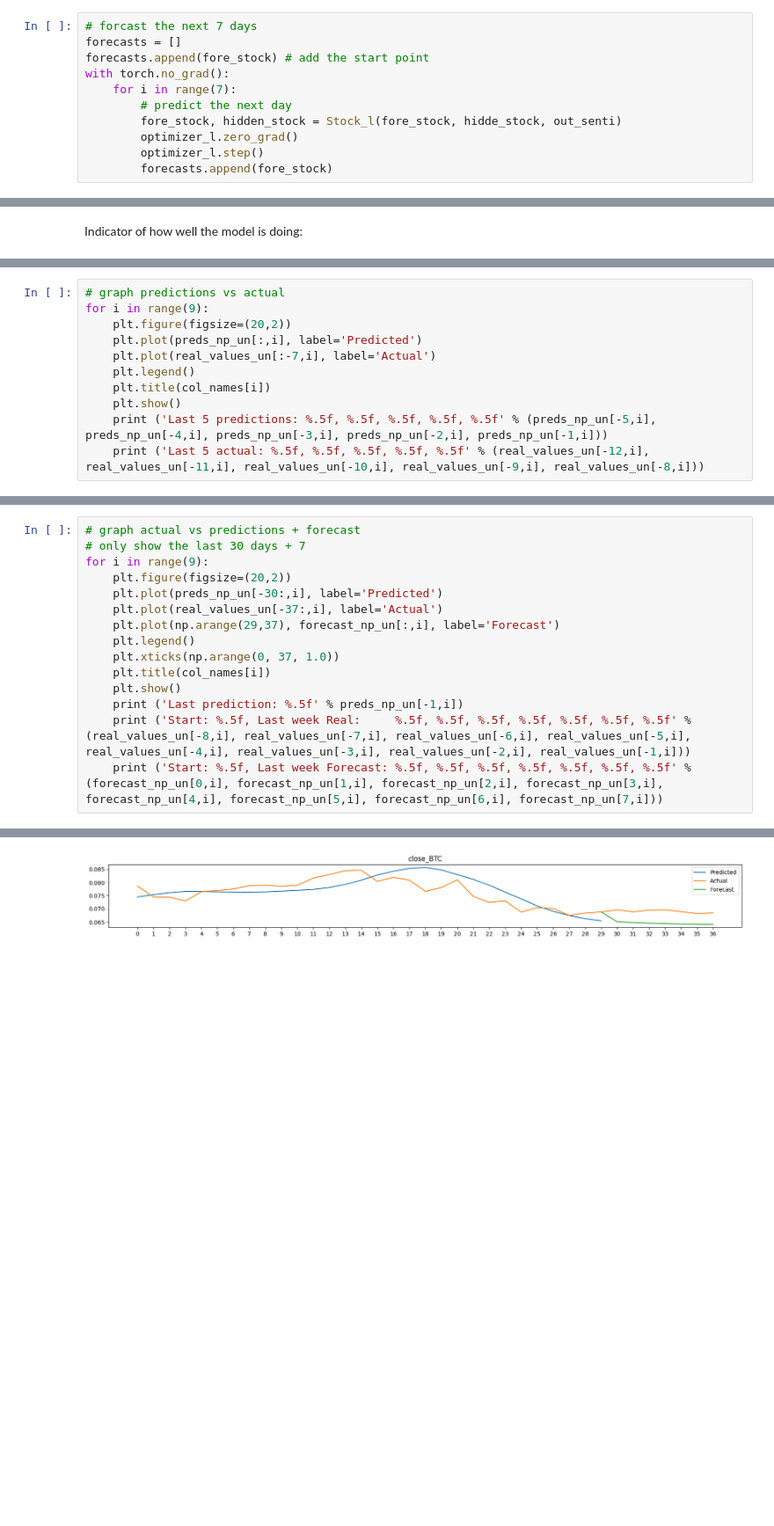
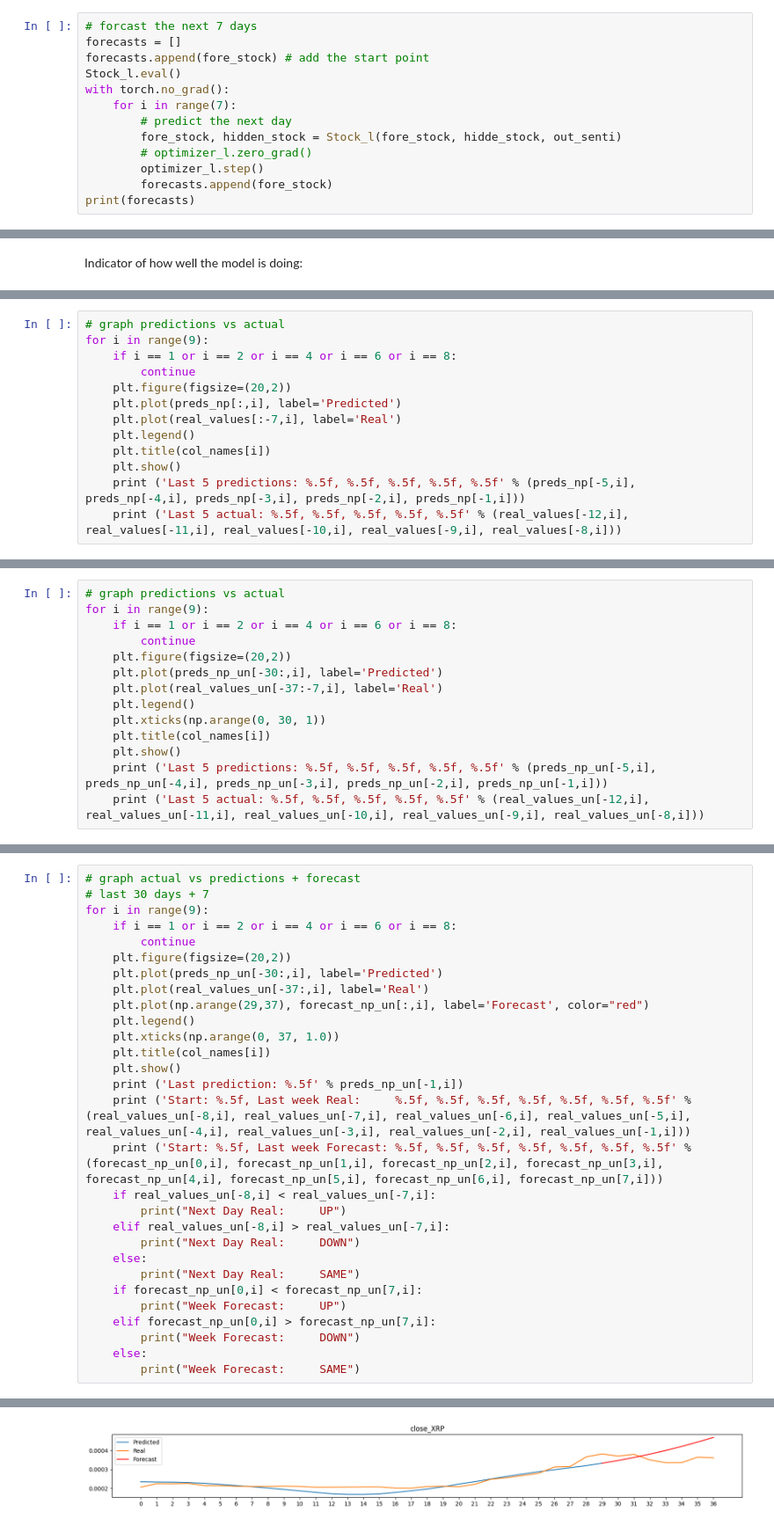
Before and after one commit to CAMAY3101/KALIK, a Jupyter notebook: model/modelo.ipynb, the cells around one changed output, grey strips where cells are left out. Shown at 88% size. Drawn from its saved outputs; the diff is of its cells as text; blank space fills up the shorter version.

```diff
--- a/model/modelo.ipynb
+++ b/model/modelo.ipynb
@@ -394,10 +404,12 @@ For stock variables, we take the last prediction, and for each day of the foreca
 # forcast the next 7 days
 forecasts = []
 forecasts.append(fore_stock) # add the start point
+Stock_l.eval()
 with torch.no_grad():
     for i in range(7):
         # predict the next day
         fore_stock, hidden_stock = Stock_l(fore_stock, hidde_stock, out_senti)
-        optimizer_l.zero_grad()
+        # optimizer_l.zero_grad()
         optimizer_l.step()
         forecasts.append(fore_stock)
+print(forecasts)
@@ -516,0 +525,13 @@ Average: 58.73%
+# %%
+# graph predictions vs actual
+for i in range(9):
+    if i == 1 or i == 2 or i == 4 or i == 6 or i == 8:
+        continue
+    plt.figure(figsize=(20,2))
+    plt.plot(preds_np[:,i], label='Predicted')
+    plt.plot(real_values[:-7,i], label='Real')
+    plt.legend()
+    plt.title(col_names[i])
+    plt.show()
+    print ('Last 5 predictions: %.5f, %.5f, %.5f, %.5f, %.5f' % (preds_np[-5,i], preds_np[-4,i], preds_np[-3,i], preds_np[-2,i], preds_np[-1,i]))
+    print ('Last 5 actual: %.5f, %.5f, %.5f, %.5f, %.5f' % (real_values[-12,i], real_values[-11,i], real_values[-10,i], real_values[-9,i], real_values[-8,i]))
@@ -517,10 +551,13 @@ Average: 58.73%
 # %%
 # graph predictions vs actual
 for i in range(9):
+    if i == 1 or i == 2 or i == 4 or i == 6 or i == 8:
+        continue
     plt.figure(figsize=(20,2))
-    plt.plot(preds_np_un[:,i], label='Predicted')
-    plt.plot(real_values_un[:-7,i], label='Actual')
+    plt.plot(preds_np_un[-30:,i], label='Predicted')
+    plt.plot(real_values_un[-37:-7,i], label='Real')
     plt.legend()
+    plt.xticks(np.arange(0, 30, 1))
     plt.title(col_names[i])
     plt.show()
     print ('Last 5 predictions: %.5f, %.5f, %.5f, %.5f, %.5f' % (preds_np_un[-5,i], preds_np_un[-4,i], preds_np_un[-3,i], preds_np_un[-2,i], preds_np_un[-1,i]))
@@ -548,11 +578,13 @@ Last 5 actual: 0.19770, 0.20120, 0.21190, 0.20750, 0.20840
 # %%
 # graph actual vs predictions + forecast
-# only show the last 30 days + 7
+# last 30 days + 7
 for i in range(9):
+    if i == 1 or i == 2 or i == 4 or i == 6 or i == 8:
+        continue
     plt.figure(figsize=(20,2))
     plt.plot(preds_np_un[-30:,i], label='Predicted')
-    plt.plot(real_values_un[-37:,i], label='Actual')
-    plt.plot(np.arange(29,37), forecast_np_un[:,i], label='Forecast')
+    plt.plot(real_values_un[-37:,i], label='Real')
+    plt.plot(np.arange(29,37), forecast_np_un[:,i], label='Forecast', color="red")
     plt.legend()
     plt.xticks(np.arange(0, 37, 1.0))
     plt.title(col_names[i])
@@ -560,4 +592,16 @@ for i in range(9):
     print ('Last prediction: %.5f' % preds_np_un[-1,i])
     print ('Start: %.5f, Last week Real:     %.5f, %.5f, %.5f, %.5f, %.5f, %.5f, %.5f' % (real_values_un[-8,i], real_values_un[-7,i], real_values_un[-6,i], real_values_un[-5,i], real_values_un[-4,i], real_values_un[-3,i], real_values_un[-2,i], real_values_un[-1,i]))
     print ('Start: %.5f, Last week Forecast: %.5f, %.5f, %.5f, %.5f, %.5f, %.5f, %.5f' % (forecast_np_un[0,i], forecast_np_un[1,i], forecast_np_un[2,i], forecast_np_un[3,i], forecast_np_un[4,i], forecast_np_un[5,i], forecast_np_un[6,i], forecast_np_un[7,i]))
+    if real_values_un[-8,i] < real_values_un[-7,i]:
+        print("Next Day Real:     UP")
+    elif real_values_un[-8,i] > real_values_un[-7,i]:
+        print("Next Day Real:     DOWN")
+    else:
+        print("Next Day Real:     SAME")
+    if forecast_np_un[0,i] < forecast_np_un[7,i]:
+        print("Week Forecast:     UP")
+    elif forecast_np_un[0,i] > forecast_np_un[7,i]:
+        print("Week Forecast:     DOWN")
+    else:
+        print("Week Forecast:     SAME")
 # %% [output]
@@ -576 +626 @@ Start: 1233506.00043, Last week Forecast: 1341509.05625, 1321299.59344, 1302074.
-[figure, old version]
+[figure, new version]
```
Also changed, not shown: parts of 21 cells of this notebook, 22 other files.
